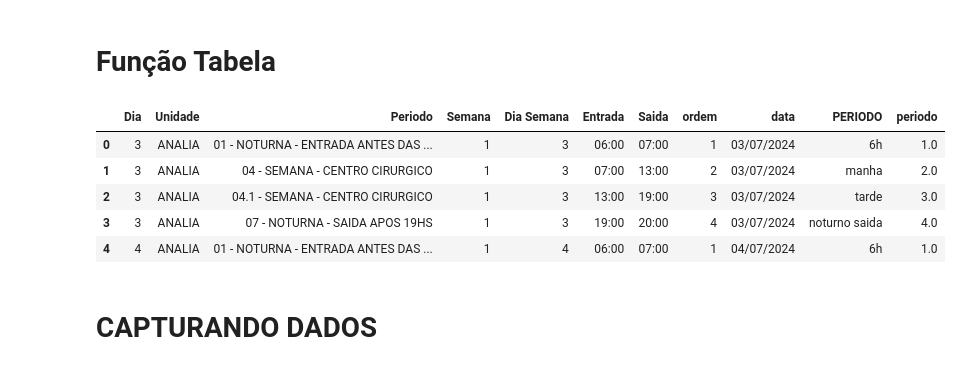
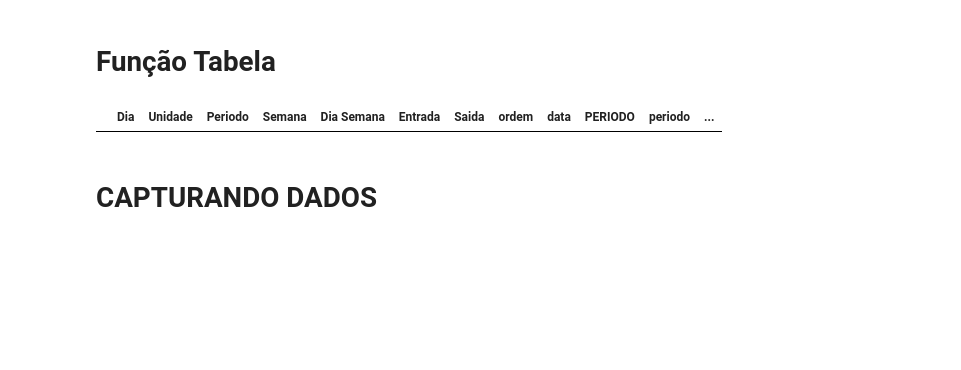
Before and after one commit to GabrielGabes/PegaPlantao, a Jupyter notebook: 2 - Criação de Plantões.ipynb, the cells around one changed output. Saved outputs shown, nothing was run; the diff lists cells and outputs as text; code cells hidden in the pictures; blank space fills up the shorter version.

```diff
--- a/2 - Criação de Plantões.ipynb
+++ b/2 - Criação de Plantões.ipynb
@@ -1,7 +1,7 @@
 # %%
 #Definindo finais de semana
-mes = "07"
-lista_fds = ['06','07','13','14','20','21','27','28']
+mes = "09"
+lista_fds = ['01','07','08','14','15','21','22','28','29']
 # %% [markdown]
 # Biblioteca e Funções
 # %%
@@ -566,39 +508,72 @@ def funcao():
             tabela['data'][i] = "0" + tabela['data'][i]
 
         tabela['data'][i] = tabela['data'][i] + "/" + mes + "/2024"
 
     tabela = tabela.query("Unidade != 'ADMINISTRACAO'")
     tabela = tabela[~((tabela['Semana'] >= 5) & (tabela['Dia'] < 10))]
     tabela.reset_index(drop=True, inplace=True) #resetando index
 
     tabela['PERIODO'] = np.nan
     for i in range(0, len(tabela)):
         if int(tabela['Entrada'][i][:2]) <= 6:
             tabela['PERIODO'][i] = '6h'
         elif int(tabela['Entrada'][i][:2]) >= 7 and int(tabela['Entrada'][i][:2]) <= 12:
             tabela['PERIODO'][i] = 'manha'
         elif int(tabela['Entrada'][i][:2]) >= 13 and int(tabela['Entrada'][i][:2]) <= 18:
             tabela['PERIODO'][i] = 'tarde'
         else:
             tabela['PERIODO'][i] = 'noturno saida'
 
     tabela['periodo'] = np.nan
     tabela['periodo'][tabela['PERIODO'] == '6h'] = 1
     tabela['periodo'][tabela['PERIODO'] == 'manha'] = 2
     tabela['periodo'][tabela['PERIODO'] == 'tarde'] = 3
     tabela['periodo'][tabela['PERIODO'] == 'noturno saida'] = 4
+    tabela['periodo'][tabela['PERIODO'] == 'noturno entrada'] = 5
+
+    #################################################
+    #print(tabela['Periodo'].unique())
+    tabela['setor_inicio'] = np.nan
+    for i in range(len(tabela)):
+        corte = tabela['Periodo'][i].find('-')
+        texto = tabela['Periodo'][i][:corte].strip()
+        tabela['setor_inicio'][i] = texto
+    #print(tabela['setor_inicio'].unique())
+    #################################################
+    ################################################################################################
+    tabela['cor'] = np.nan
+    def verificar_cor(dia_sel_filter):
+        try:
+            endereco = 'tr['+str(dia_sel_filter['Semana'][0])+']/td['+str(dia_sel_filter['Dia Semana'][0])+']/ul['+str(dia_sel_filter['ordem'][0])+']/li'
+            xpath = '/html/body/form/main/div[2]/div[2]/table/tbody/'+endereco+'/div[2]/span'
+            #print( str(dia_sel['Dia'][0]) )
+            cor = xpath_element(xpath).get_attribute('style') #1#
+            if cor == 'background-color: rgb(228, 11, 26);':
+                return('vermelho')
+
+        except:
+            endereco = 'tr['+str(dia_sel_filter['Semana'][0])+']/td['+str(dia_sel_filter['Dia Semana'][0])+']/ul/li['+str(dia_sel_filter['ordem'][0])+']'
+            xpath = '/html/body/form/main/div[2]/div[2]/table/tbody/'+endereco+'/div[2]/span'
+            #print( str(dia_sel['Dia'][0]) , '----')
+            try:
+                cor = xpath_element(xpath).get_attribute('style') #2#
+                if cor == 'background-color: rgb(228, 11, 26);':
+                    return('vermelho')
+            except:
+                return('prob')
+        return(cor)
+
+    for i in range(len(tabela)):
+        dia_sel_filter = tabela.loc[i:i+1].reset_index()
+        tabela['cor'][i] = verificar_cor(dia_sel_filter)
+    ################################################################################################
 
     return tabela
 
 tabela = funcao()
 tabela.head()
 # %% [output]
-|  | Dia | Unidade | Periodo | Semana | Dia Semana | Entrada | Saida | ordem | data | PERIODO | periodo |
-| 0 | 3 | ANALIA | 01 - NOTURNA - ENTRADA ANTES DAS ... | 1 | 3 | 06:00 | 07:00 | 1 | 03/07/2024 | 6h | 1.0 |
-| 1 | 3 | ANALIA | 04 - SEMANA - CENTRO CIRURGICO | 1 | 3 | 07:00 | 13:00 | 2 | 03/07/2024 | manha | 2.0 |
-| 2 | 3 | ANALIA | 04.1 - SEMANA - CENTRO CIRURGICO | 1 | 3 | 13:00 | 19:00 | 3 | 03/07/2024 | tarde | 3.0 |
-| 3 | 3 | ANALIA | 07 - NOTURNA - SAIDA APOS 19HS | 1 | 3 | 19:00 | 20:00 | 4 | 03/07/2024 | noturno saida | 4.0 |
-| 4 | 4 | ANALIA | 01 - NOTURNA - ENTRADA ANTES DAS ... | 1 | 4 | 06:00 | 07:00 | 1 | 04/07/2024 | 6h | 1.0 |
+|  | Dia | Unidade | Periodo | Semana | Dia Semana | Entrada | Saida | ordem | data | PERIODO | periodo | ... |
 # %% [markdown]
 # CAPTURANDO DADOS
 # %% [markdown]
```
Also changed, not shown: parts of 94 cells of this notebook, 19 other files.
